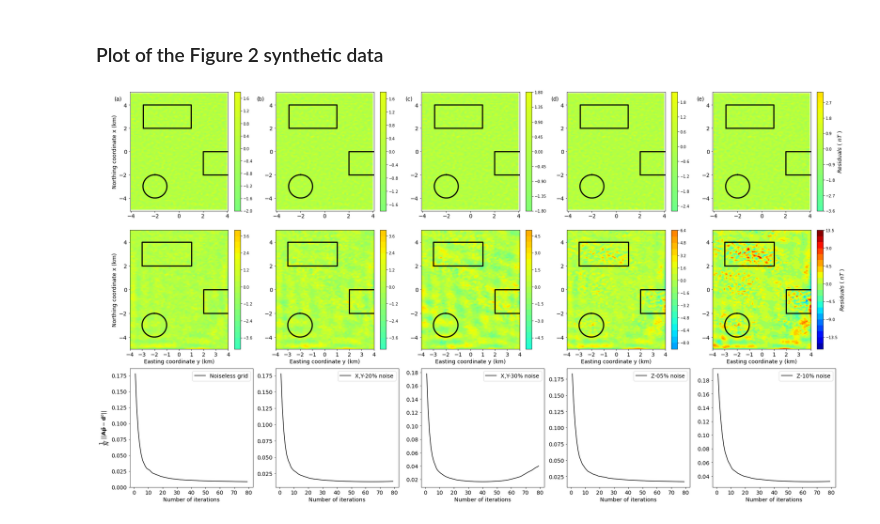
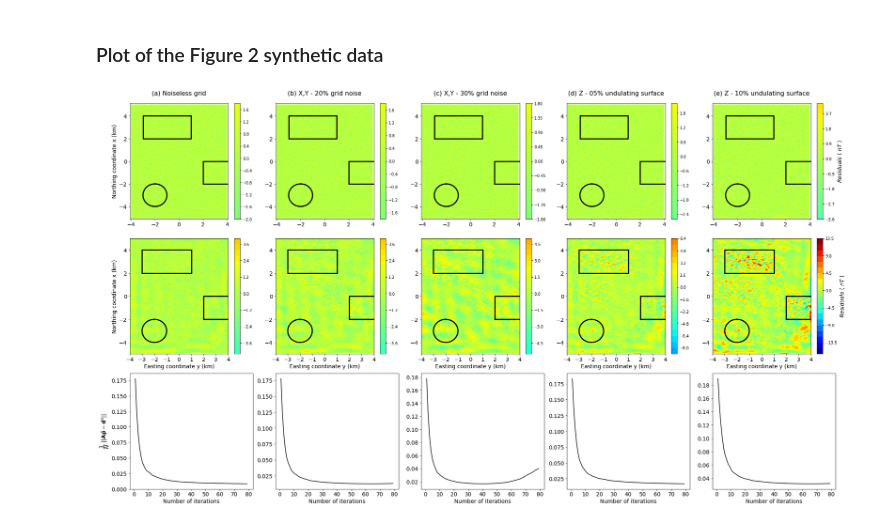
Before and after one commit to pinga-lab/eq_layer_mag_toeplitz, a Jupyter notebook: code/Figure_2_generator_v2.ipynb, the cells around one changed output. Saved outputs shown, nothing was run; the diff lists cells and outputs as text; code cells hidden in the pictures.

```diff
--- a/code/Figure_2_generator_v2.ipynb
+++ b/code/Figure_2_generator_v2.ipynb
@@ -116,7 +116,7 @@ fig = plt.figure(figsize=(27,15))
 fig.patch.set_facecolor('xkcd:white')
 
 plt.subplot(351)
-plt.title('(a)', y=0.91, x=-0.12, fontsize=14)
+plt.title('(a) Noiseless grid', y=1.05, x=0.5, fontsize=16)
 plt.tricontourf(yi_plot, xi_plot,synthetic_regular_tf['delta_tf'],22,vmin=scale_min, vmax=scale_max,cmap='jet')
 plt.plot(x_p,y_p,color="k", linewidth=3)
 plt.plot(x_p2,y_p2,color="k", linewidth=3)
@@ -147,17 +147,17 @@ plt.ylabel('Northing coordinate x (km)', fontsize=14)
 
 plt.subplot(3,5,11)
 #plt.title('(c)', y=0.91, x=-0.16, fontsize=14)
-plt.plot(synthetic_regular_tf['itmax'], synthetic_regular_tf['res_list_ls'], 'k-', label='Noiseless grid')
+plt.plot(synthetic_regular_tf['itmax'], synthetic_regular_tf['res_list_ls'], 'k-')
 plt.xlabel('Number of iterations', fontsize=14)
 plt.ylabel('$\dfrac{1}{N} \,\,||\mathbf{A} \~{\mathbf{p}} - \mathbf{d}^o||$', fontsize=14)
-plt.legend(loc='best', fontsize=14)
+#plt.legend(loc='best', fontsize=14)
 plt.xticks(fontsize=14)
 plt.yticks(fontsize=14)
 #plt.xlabel('Easting coordinate y (km)', fontsize=14)
 #plt.ylabel('Northing coordinate x (km)', fontsize=14)
 
 plt.subplot(352)
-plt.title('(b)', y=0.91, x=-0.15, fontsize=14)
+plt.title('(b) X,Y - 20% grid noise', y=1.05, x=0.5, fontsize=16)
 plt.tricontourf(yi_plot, xi_plot,synthetic_irregular_20_tf['delta_tf'],22,vmin=scale_min, vmax=scale_max,cmap='jet')
 plt.plot(x_p,y_p,color="k", linewidth=3)
 plt.plot(x_p2,y_p2,color="k", linewidth=3)
@@ -188,17 +188,17 @@ plt.xlabel('Easting coordinate y (km)', fontsize=14)
 
 plt.subplot(3,5,12)
 #plt.title('(f)', y=0.91, x=-0.15, fontsize=14)
-plt.plot(synthetic_irregular_20_tf['itmax'], synthetic_irregular_20_tf['res_list_ls'], 'k-', label='X,Y-20% noise')
+plt.plot(synthetic_irregular_20_tf['itmax'], synthetic_irregular_20_tf['res_list_ls'], 'k-')
 plt.xlabel('Number of iterations', fontsize=14)
 #plt.ylabel('$\dfrac{1}{N} \,\,||\mathbf{A} \~{\mathbf{p}} - \mathbf{d}^o||$', fontsize=14)
-plt.legend(loc='best', fontsize=14)
+#plt.legend(loc='best', fontsize=14)
 plt.xticks(fontsize=14)
 plt.yticks(fontsize=14)
 #plt.xlabel('Easting coordinate y (km)', fontsize=14)
 #plt.ylabel('Northing coordinate x (km)', fontsize=14)
 
 plt.subplot(353)
-plt.title('(c)', y=0.91, x=-0.12, fontsize=14)
+plt.title('(c) X,Y - 30% grid noise', y=1.05, x=0.5, fontsize=16)
 plt.tricontourf(yi_plot, xi_plot,synthetic_irregular_30_tf['delta_tf'],22,vmin=scale_min, vmax=scale_max,cmap='jet')
 plt.plot(x_p,y_p,color="k", linewidth=3)
 plt.plot(x_p2,y_p2,color="k", linewidth=3)
@@ -229,17 +229,17 @@ plt.xlabel('Easting coordinate y (km)', fontsize=14)
 
 plt.subplot(3,5,13)
 #plt.title('(i)', y=0.91, x=-0.15, fontsize=14)
-plt.plot(synthetic_irregular_30_tf['itmax'], synthetic_irregular_30_tf['res_list_ls'], 'k-', label='X,Y-30% noise')
+plt.plot(synthetic_irregular_30_tf['itmax'], synthetic_irregular_30_tf['res_list_ls'], 'k-')
 plt.xlabel('Number of iterations', fontsize=14)
 #plt.ylabel('$\dfrac{1}{N} \,\,||\mathbf{A} \~{\mathbf{p}} - \mathbf{d}^o||$', fontsize=14)
-plt.legend(loc='best', fontsize=14)
+#plt.legend(loc='best', fontsize=14)
 plt.xticks(fontsize=14)
 plt.yticks(fontsize=14)
 #plt.xlabel('Easting coordinate y (km)', fontsize=14)
 #plt.ylabel('Northing coordinate x (km)', fontsize=14)
 
 plt.subplot(3,5,4)
-plt.title('(d)', y=0.91, x=-0.12, fontsize=14)
+plt.title('(d) Z - 05% undulating surface', y=1.05, x=0.5, fontsize=16)
 plt.tricontourf(yi_plot, xi_plot,synthetic_irregular_z05_tf['delta_tf'],22,vmin=scale_min, vmax=scale_max,cmap='jet')
 plt.plot(x_p,y_p,color="k", linewidth=3)
 plt.plot(x_p2,y_p2,color="k", linewidth=3)
@@ -270,17 +270,17 @@ plt.xlabel('Easting coordinate y (km)', fontsize=14)
 
 plt.subplot(3,5,14)
 #plt.title('(l)', y=0.91, x=-0.15, fontsize=14)
-plt.plot(synthetic_irregular_z05_tf['itmax'], synthetic_irregular_z05_tf['res_list_ls'], 'k-', label='Z-05% noise')
+plt.plot(synthetic_irregular_z05_tf['itmax'], synthetic_irregular_z05_tf['res_list_ls'], 'k-')
 plt.xlabel('Number of iterations', fontsize=14)
 #plt.ylabel('$\dfrac{1}{N} \,\,||\mathbf{A} \~{\mathbf{p}} - \mathbf{d}^o||$', fontsize=14)
-plt.legend(loc='best', fontsize=14)
+#plt.legend(loc='best', fontsize=14)
 plt.xticks(fontsize=14)
 plt.yticks(fontsize=14)
 #plt.xlabel('Easting coordinate y (km)', fontsize=14)
 #plt.ylabel('Northing coordinate x (km)', fontsize=14)
 
 plt.subplot(3,5,5)
-plt.title('(e)', y=0.91, x=-0.12, fontsize=14)
+plt.title('(e) Z - 10% undulating surface', y=1.05, x=0.5, fontsize=16)
 plt.tricontourf(yi_plot, xi_plot,synthetic_irregular_z10_tf['delta_tf'],22,vmin=scale_min, vmax=scale_max,cmap='jet')
 plt.plot(x_p,y_p,color="k", linewidth=3)
 plt.plot(x_p2,y_p2,color="k", linewidth=3)
@@ -294,33 +294,33 @@ plt.yticks(fontsize=14)
 #plt.xlabel('Easting coordinate y (km)', fontsize=14)
 #plt.ylabel('Northing coordinate x (km)', fontsize=14)
 
 plt.subplot(3,5,10)
 #plt.title('(n)', y=0.91, x=-0.15, fontsize=14)
 plt.tricontourf(yi_plot, xi_plot,synthetic_irregular_z10_tf['delta_tf_bccb'],22,vmin=scale_min, vmax=scale_max,cmap='jet')
 plt.plot(x_p,y_p,color="k", linewidth=3)
 plt.plot(x_p2,y_p2,color="k", linewidth=3)
 plt.plot(y, x, color="k", linewidth=3)
 cb = plt.colorbar(shrink=1)
 cb.set_label('$Residuals$ ( $nT$ )', rotation=90, fontsize=14)
 plt.xlim(np.min(yi_plot),np.max(yi_plot))
 plt.ylim(np.min(xi_plot),np.max(xi_plot))
 plt.xticks(fontsize=14)
 plt.yticks(fontsize=14)
 plt.xlabel('Easting coordinate y (km)', fontsize=14)
 #plt.ylabel('Northing coordinate x (km)', fontsize=14)
 
 plt.subplot(3,5,15)
 #plt.title('(o)', y=0.91, x=-0.15, fontsize=14)
-plt.plot(synthetic_irregular_z10_tf['itmax'], synthetic_irregular_z10_tf['res_list_ls'], 'k-', label='Z-10% noise')
+plt.plot(synthetic_irregular_z10_tf['itmax'], synthetic_irregular_z10_tf['res_list_ls'], 'k-')
 plt.xlabel('Number of iterations', fontsize=14)
 #plt.ylabel('$\dfrac{1}{N} \,\,||\mathbf{A} \~{\mathbf{p}} - \mathbf{d}^o||$', fontsize=14)
-plt.legend(loc='best', fontsize=14)
+#plt.legend(loc='best', fontsize=14)
 plt.xticks(fontsize=14)
 plt.yticks(fontsize=14)
 #plt.xlabel('Easting coordinate y (km)', fontsize=14)
 #plt.ylabel('Northing coordinate x (km)', fontsize=14)
 
 plt.tight_layout()
 #plt.savefig('figures/synthetic_residuals_convergence_comparison_v2.png', dpi=300)
 # %% [output]
-[figure, old version]
+[figure, new version]
```
Also changed, not shown: 5 other files.
